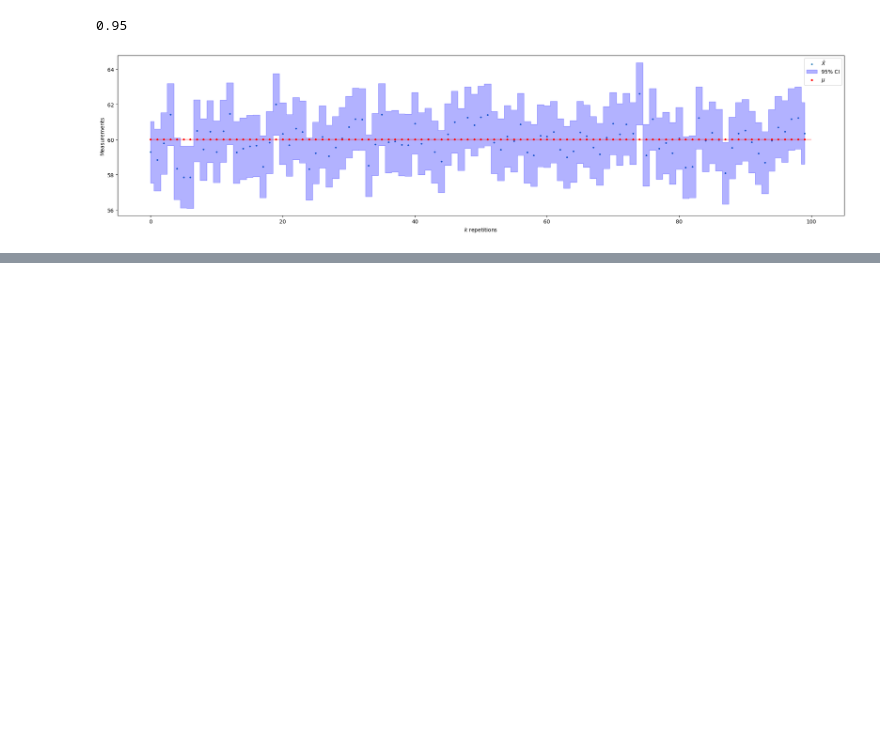
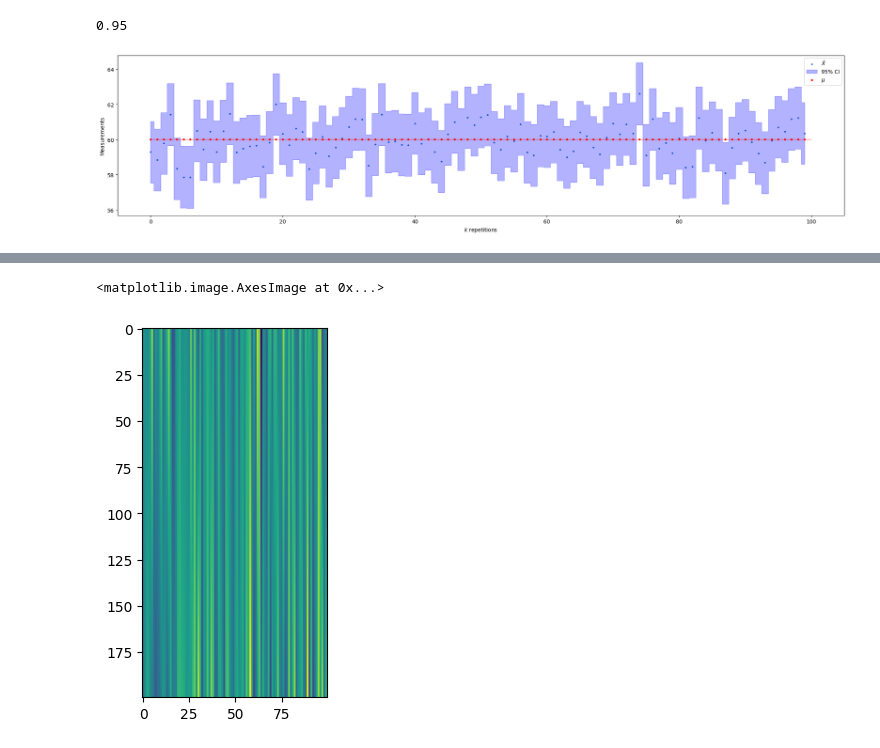
Before and after one commit to Janko-dev/data_analysis_and_machine_learning, a Jupyter notebook: notebooks/distributions.ipynb, the cells around one changed output, grey strips where cells are left out. Saved outputs shown, nothing was run; the diff lists cells and outputs as text; code cells hidden in the pictures; blank space fills up the shorter version.

```diff
--- a/notebooks/distributions.ipynb
+++ b/notebooks/distributions.ipynb
@@ -214,0 +254,5 @@ plt.show()
+# %%
+plt.imshow(path)
+# %% [output]
+<matplotlib.image.AxesImage at 0x...>
+[figure, added]
```
Also changed, not shown: parts of 6 cells of this notebook.
